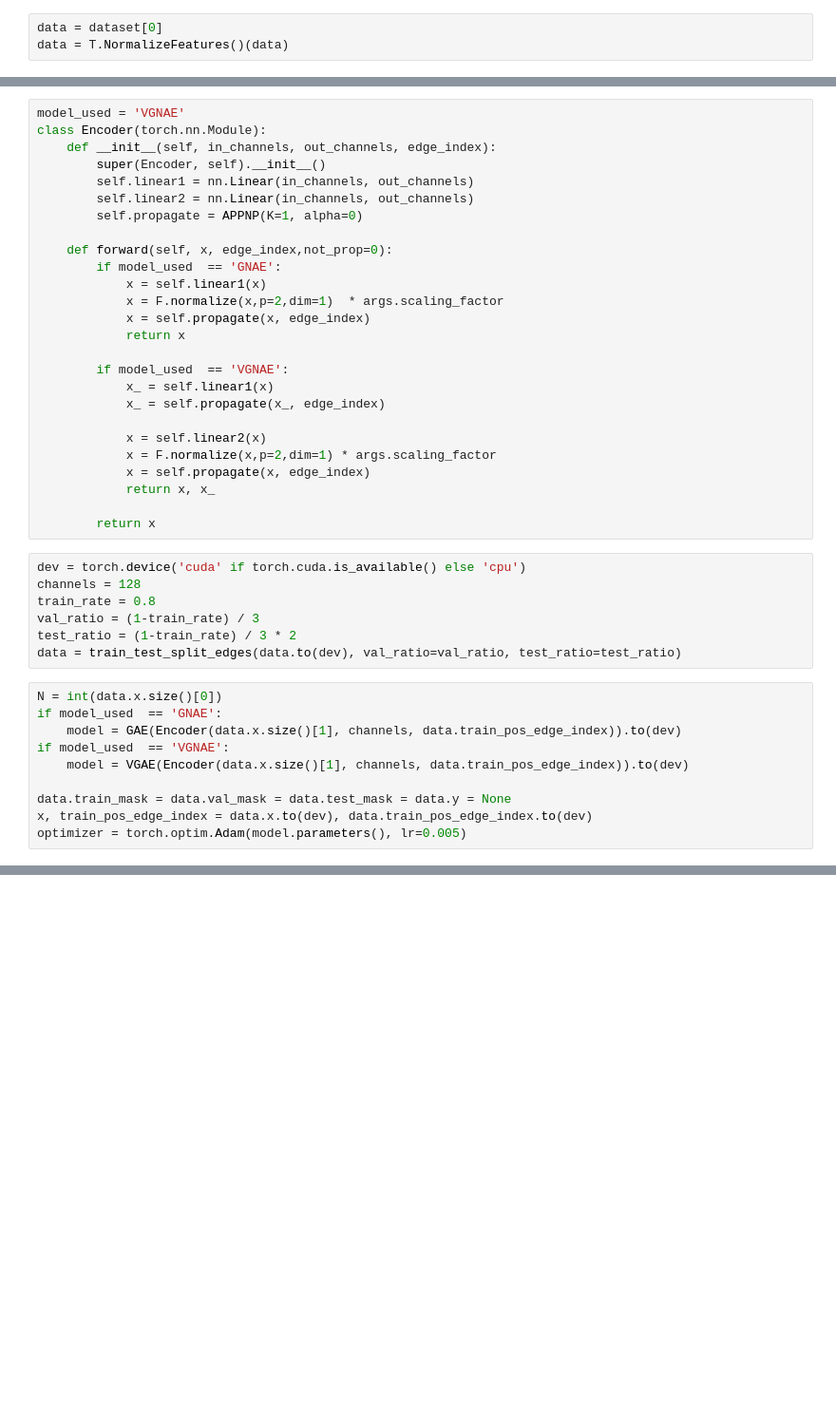
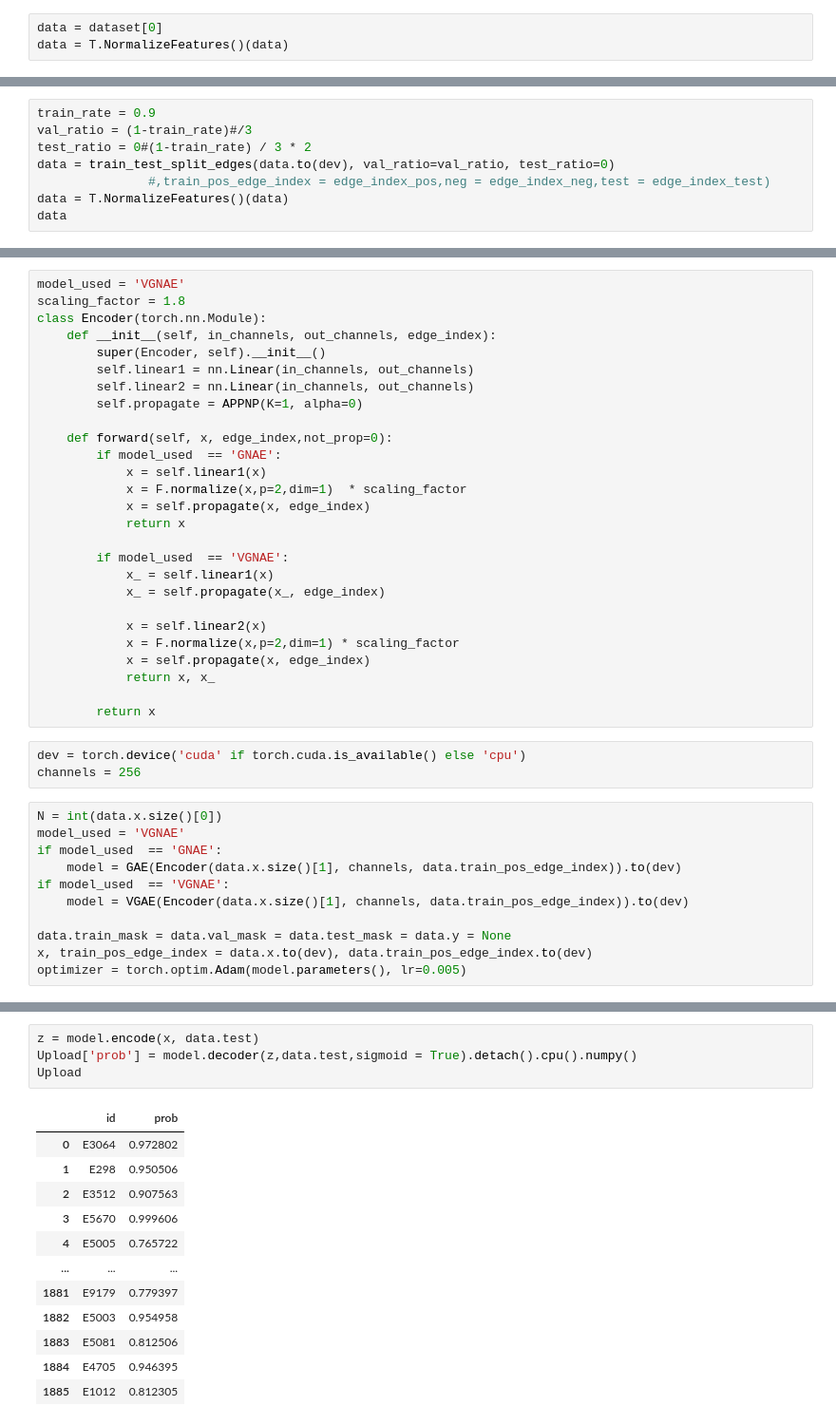
Before and after one commit to CalebThian/hw2_linkprediction, a Jupyter notebook: VGNAE.ipynb, the cells around one changed output, grey strips where cells are left out. Shown at 95% size. Cells and saved outputs as stored; diff of their text form; blank space fills up the shorter version.

```diff
--- a/VGNAE.ipynb
+++ b/VGNAE.ipynb
@@ -64,0 +129,8 @@ data = T.NormalizeFeatures()(data)
+# %%
+train_rate = 0.9
+val_ratio = (1-train_rate)#/3
+test_ratio = 0#(1-train_rate) / 3 * 2
+data = train_test_split_edges(data.to(dev), val_ratio=val_ratio, test_ratio=0)
+               #,train_pos_edge_index = edge_index_pos,neg = edge_index_neg,test = edge_index_test)
+data = T.NormalizeFeatures()(data)
+data
@@ -65,5 +139,6 @@ data = T.NormalizeFeatures()(data)
 # %%
 model_used = 'VGNAE'
+scaling_factor = 1.8
 class Encoder(torch.nn.Module):
     def __init__(self, in_channels, out_channels, edge_index):
         super(Encoder, self).__init__()
@@ -74,7 +149,7 @@ class Encoder(torch.nn.Module):
     def forward(self, x, edge_index,not_prop=0):
         if model_used  == 'GNAE':
             x = self.linear1(x)
-            x = F.normalize(x,p=2,dim=1)  * args.scaling_factor
+            x = F.normalize(x,p=2,dim=1)  * scaling_factor
             x = self.propagate(x, edge_index)
             return x
 
@@ -83,20 +158,17 @@ class Encoder(torch.nn.Module):
             x_ = self.propagate(x_, edge_index)
 
             x = self.linear2(x)
-            x = F.normalize(x,p=2,dim=1) * args.scaling_factor
+            x = F.normalize(x,p=2,dim=1) * scaling_factor
             x = self.propagate(x, edge_index)
             return x, x_
 
         return x
 # %%
 dev = torch.device('cuda' if torch.cuda.is_available() else 'cpu')
-channels = 128
-train_rate = 0.8
-val_ratio = (1-train_rate) / 3
-test_ratio = (1-train_rate) / 3 * 2
-data = train_test_split_edges(data.to(dev), val_ratio=val_ratio, test_ratio=test_ratio)
+channels = 256
 # %%
 N = int(data.x.size()[0])
+model_used = 'VGNAE'
 if model_used  == 'GNAE':
     model = GAE(Encoder(data.x.size()[1], channels, data.train_pos_edge_index)).to(dev)
 if model_used  == 'VGNAE':
@@ -181,0 +229,17 @@ TypeError: argument of type 'NoneType' is not iterable
+# %%
+z = model.encode(x, data.test)
+Upload['prob'] = model.decoder(z,data.test,sigmoid = True).detach().cpu().numpy()
+Upload
+# %% [output]
+|  | id | prob |
+| 0 | E3064 | 0.972802 |
+| 1 | E298 | 0.950506 |
+| 2 | E3512 | 0.907563 |
+| 3 | E5670 | 0.999606 |
+| 4 | E5005 | 0.765722 |
+| ... | ... | ... |
+| 1881 | E9179 | 0.779397 |
+| 1882 | E5003 | 0.954958 |
+| 1883 | E5081 | 0.812506 |
+| 1884 | E4705 | 0.946395 |
+| 1885 | E1012 | 0.812305 |
```
Also changed, not shown: parts of 18 cells of this notebook, 8 other files.
